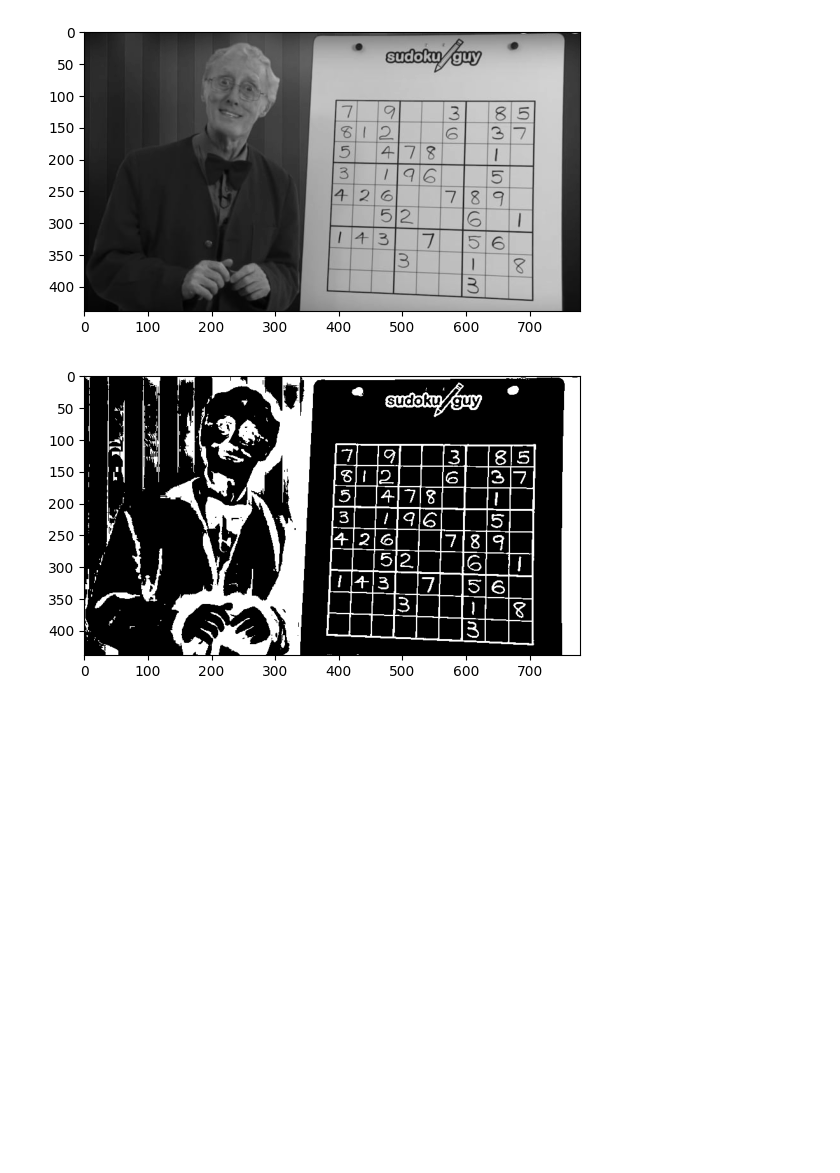
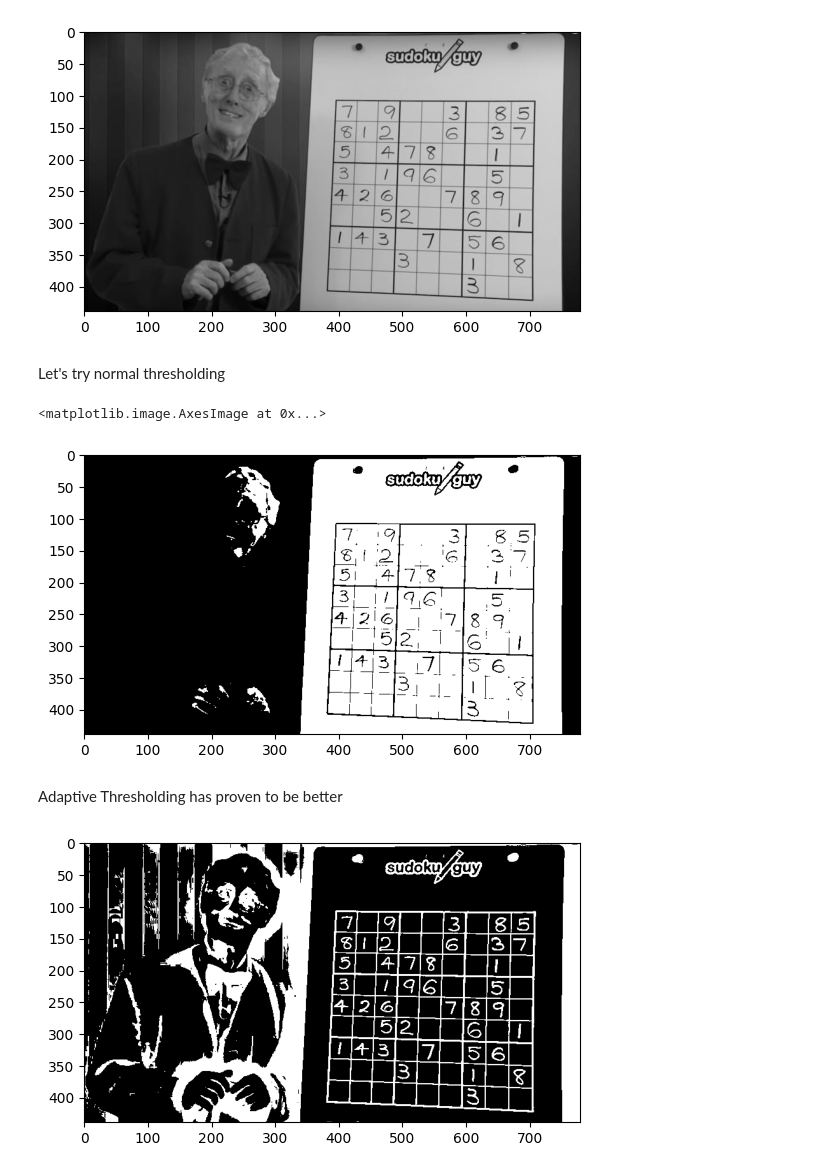
Before and after one commit to H-a-m-za/Sudoko, a Jupyter notebook: Computer_Vision_Project.ipynb, the cells around one changed output. Drawn from its saved outputs; the diff is of its cells as text; code cells hidden in the pictures; blank space fills up the shorter version.

Commit message:
testing with Hough, Canny and Adaptive thresholding

```diff
--- a/Computer_Vision_Project.ipynb
+++ b/Computer_Vision_Project.ipynb
@@ -13,9 +14,12 @@ from PIL import Image
 # %% [markdown]
 Inputing and Displaying dataset
 # %%
-# Switch between the following two samples if you want to see different examples
-req = urllib.request.urlopen('https://i.cbc.ca/1.4580539.1521235681!/fileImage/httpImage/image.png_gen/derivatives/16x9_780/sudoku-guy-robin-jarman.png')
-# req = urllib.request.urlopen('https://sources.roboflow.com/dcbM99GUgvVCEMo4F2rq8vaVApB2/DSJGI2e7g77XqctWIGQG/original.jpg')
+testImagesLinks = ['https://i.cbc.ca/1.4580539.1521235681!/fileImage/httpImage/image.png_gen/derivatives/16x9_780/sudoku-guy-robin-jarman.png',
+                   'https://live.staticflickr.com/8027/6978422072_33ac92fe1a_b.jpg',
+                   'https://sources.roboflow.com/dcbM99GUgvVCEMo4F2rq8vaVApB2/DSJGI2e7g77XqctWIGQG/original.jpg']
+
+link = testImagesLinks[0]
+req = urllib.request.urlopen(link)
 arr = np.asarray(bytearray(req.read()), dtype=np.uint8)
 img = cv2.imdecode(arr, cv2.IMREAD_COLOR) # 'Load it as it is'
 img_rgb = cv2.cvtColor(img, cv2.COLOR_BGR2RGB)
@@ -28,6 +33,19 @@ img_gray = cv2.cvtColor(img_rgb, cv2.COLOR_RGB2GRAY)
 plt.imshow(img_gray, cmap="gray");
 # %% [output]
 [figure]
+# %% [markdown]
+Let's try normal thresholding
+# %%
+img_global_threshold = cv2.threshold(img_gray,
+                                     127,
+                                     255,
+                                     cv2.THRESH_BINARY)[1] #Apparently threshold function returns three things, The second item is the image
+plt.imshow(img_global_threshold, cmap = "gray")
+# %% [output]
+<matplotlib.image.AxesImage at 0x...>
+[figure, added]
+# %% [markdown]
+Adaptive Thresholding has proven to be better
 # %%
 img_gray_threshed = cv2.adaptiveThreshold(src=img_gray,
     maxValue=255,
```
Also changed, not shown: parts of 15 cells of this notebook.
